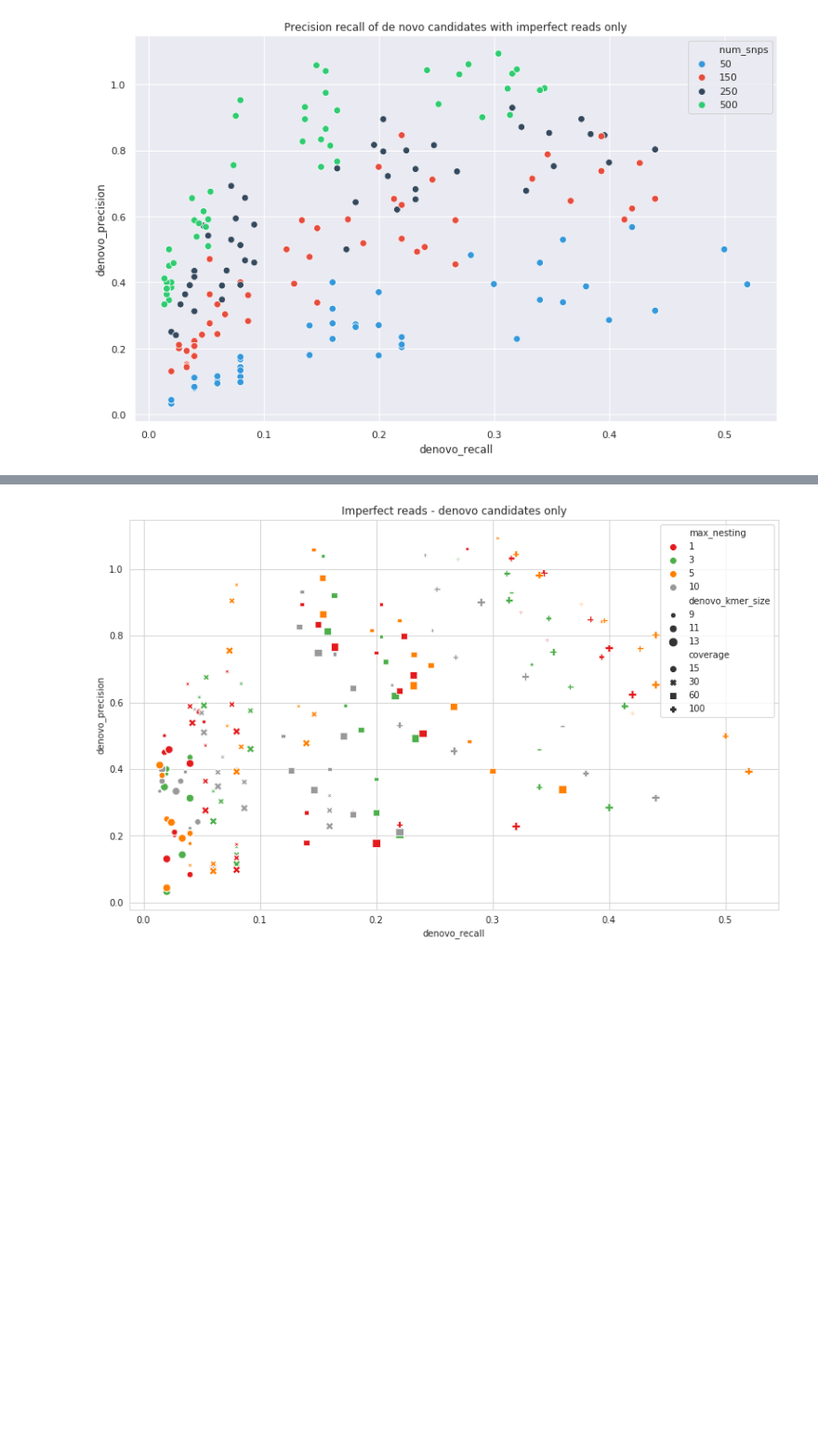
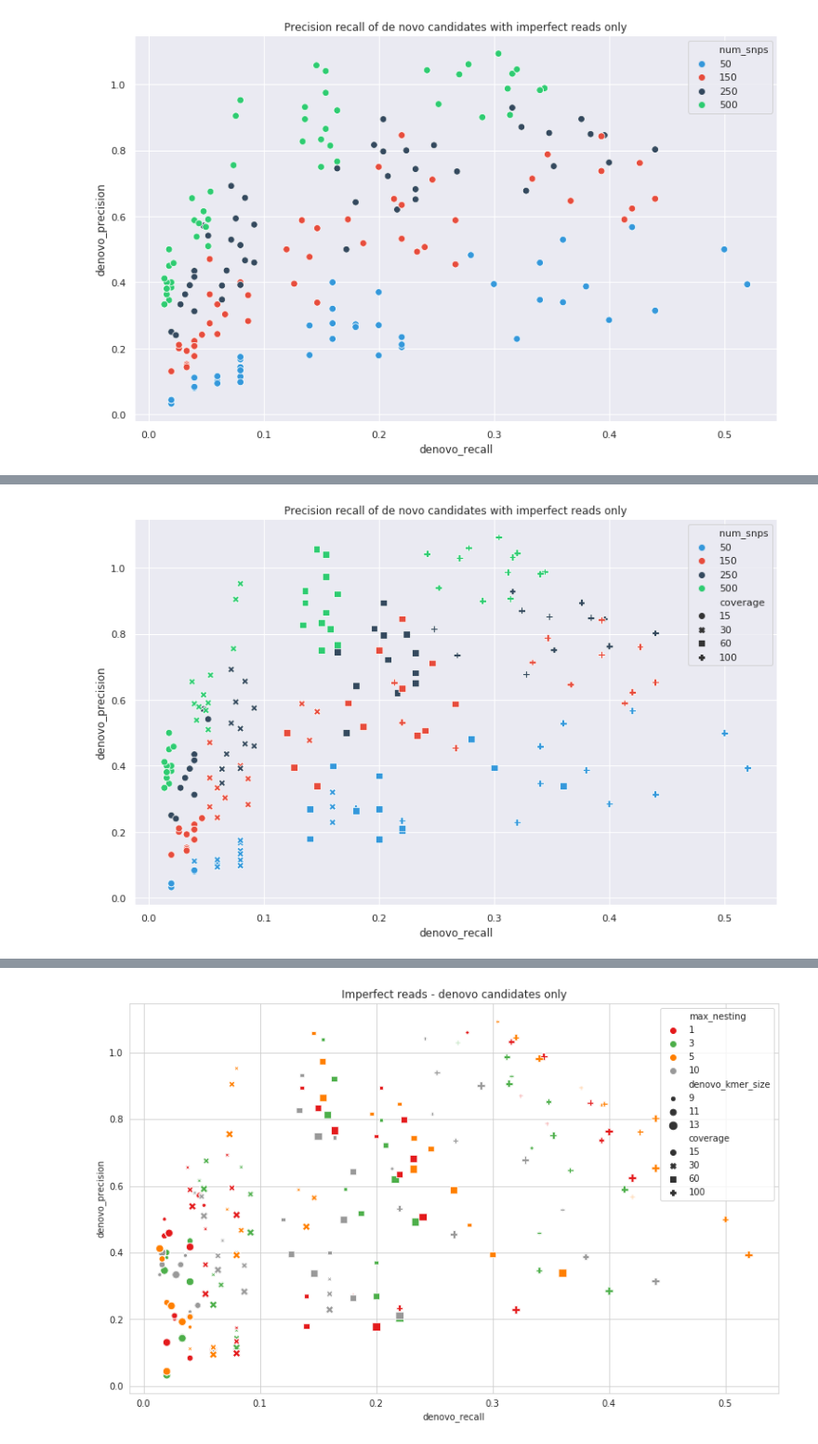
Before and after one commit to mbhall88/pandora_simulations, a Jupyter notebook: scripts/results.ipynb, the cells around one changed output, grey strips where cells are left out. Shown at 93% size. Cells and saved outputs as stored; diff of their text form; code cells hidden in the pictures; blank space fills up the shorter version.

```diff
--- a/scripts/results.ipynb
+++ b/scripts/results.ipynb
@@ -271,0 +276,14 @@ _ = plot.set(title="Precision recall of de novo candidates with imperfect reads
+# %%
+fig, ax = plt.subplots(figsize=FIGSIZE)
+plot = sns.scatterplot(x="denovo_recall",
+                       y="denovo_precision",
+                       data=imperfect_df,
+                       ax=ax,
+                       style="coverage",
+                       palette=CMAP,
+                       hue="num_snps",
+                       legend="full",
+                       s=POINT_SIZE)
+_ = plot.set(title="Precision recall of de novo candidates with imperfect reads only")
+# %% [output]
+[figure, added]
```
Also changed, not shown: parts of 5 cells of this notebook.
